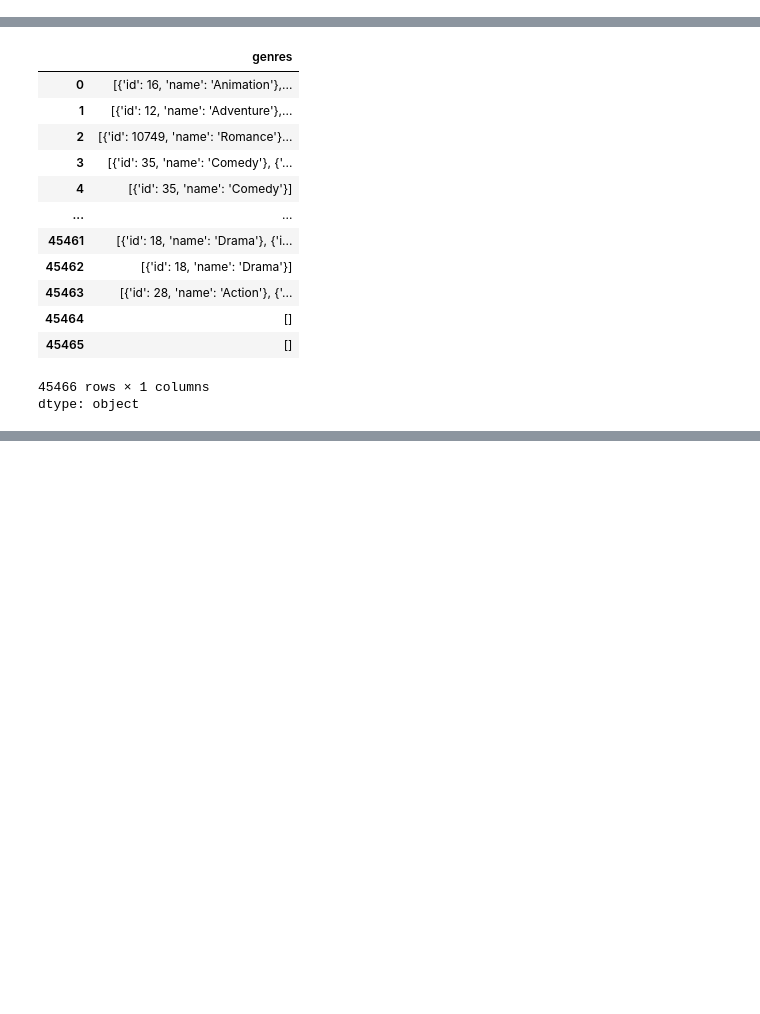
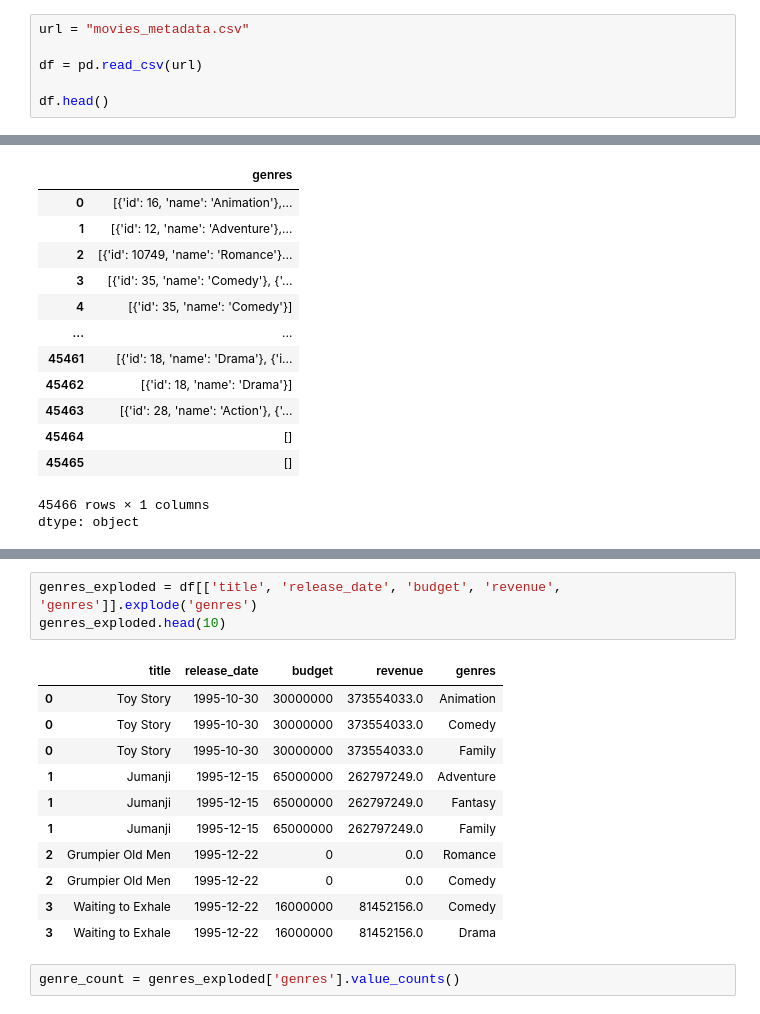
Before and after one commit to useroo5/MachineLearning, a Jupyter notebook: Аналізатор_фільмів.ipynb, the cells around one changed output, grey strips where cells are left out. Drawn from its saved outputs; the diff is of its cells as text; blank space fills up the shorter version.

```diff
--- a/Аналізатор_фільмів.ipynb
+++ b/Аналізатор_фільмів.ipynb
@@ -220,3 +220,9 @@ df.head()
 | 3 | False | NaN | 16000000 | [{'id': 35, 'name': 'Comedy'}, {'... | NaN | 31357 | tt0114885 | en | ... |
 | 4 | False | {'id': 96871, 'name': 'Father of ... | 0 | [{'id': 35, 'name': 'Comedy'}] | NaN | 11862 | tt0113041 | en | ... |
 5 rows × 24 columns
+# %%
+url = "movies_metadata.csv"
+
+df = pd.read_csv(url)
+
+df.head()
@@ -277 +291,18 @@ genres
 Name: count, Length: 4069, dtype: int64
+# %%
+genres_exploded = df[['title', 'release_date', 'budget', 'revenue', 'genres']].explode('genres')
+genres_exploded.head(10)
+# %% [output]
+|  | title | release_date | budget | revenue | genres |
+| 0 | Toy Story | 1995-10-30 | 30000000 | 373554033.0 | Animation |
+| 0 | Toy Story | 1995-10-30 | 30000000 | 373554033.0 | Comedy |
+| 0 | Toy Story | 1995-10-30 | 30000000 | 373554033.0 | Family |
+| 1 | Jumanji | 1995-12-15 | 65000000 | 262797249.0 | Adventure |
+| 1 | Jumanji | 1995-12-15 | 65000000 | 262797249.0 | Fantasy |
+| 1 | Jumanji | 1995-12-15 | 65000000 | 262797249.0 | Family |
+| 2 | Grumpier Old Men | 1995-12-22 | 0 | 0.0 | Romance |
+| 2 | Grumpier Old Men | 1995-12-22 | 0 | 0.0 | Comedy |
+| 3 | Waiting to Exhale | 1995-12-22 | 16000000 | 81452156.0 | Comedy |
+| 3 | Waiting to Exhale | 1995-12-22 | 16000000 | 81452156.0 | Drama |
+# %%
+genre_count = genres_exploded['genres'].value_counts()
```
Also changed, not shown: parts of 11 cells of this notebook.
